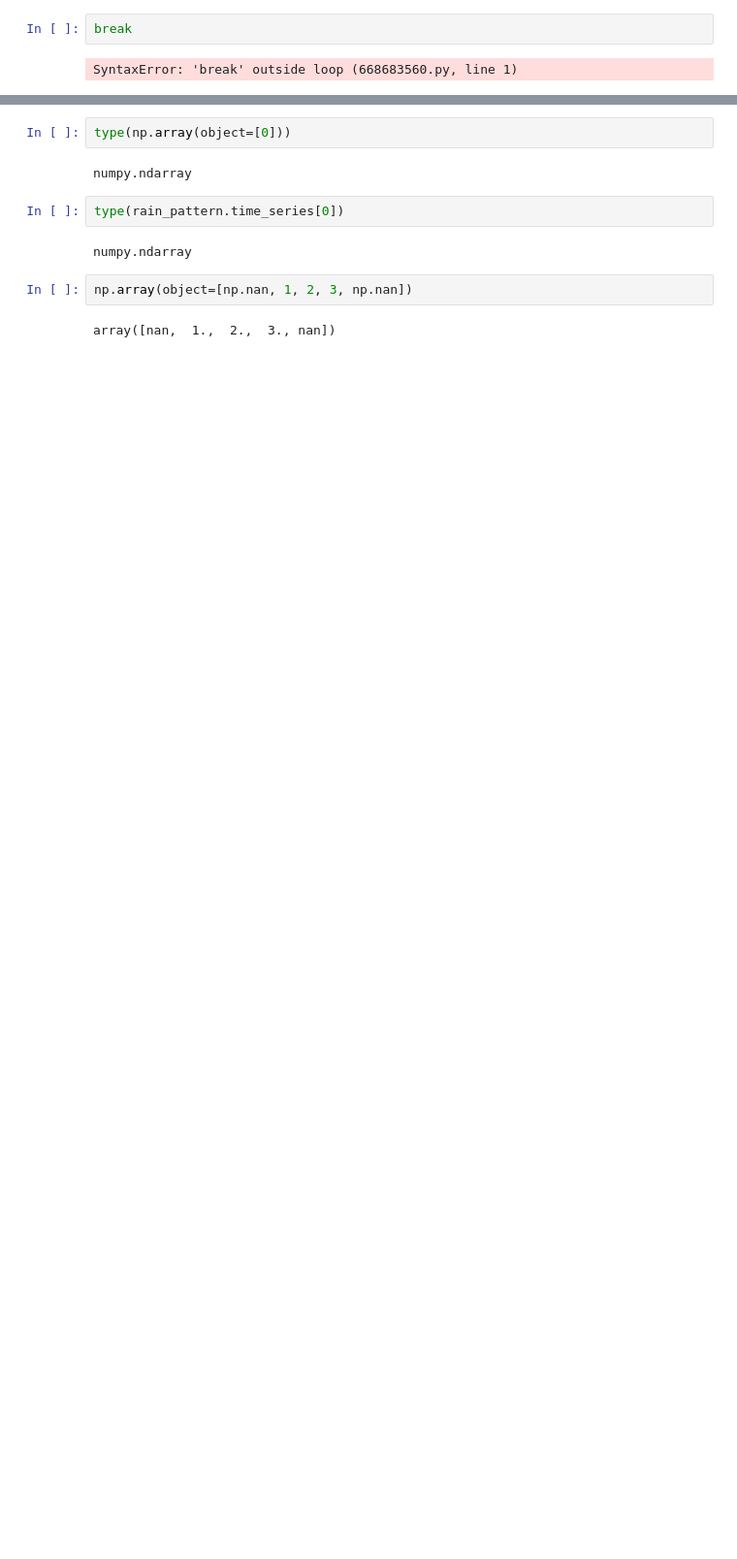
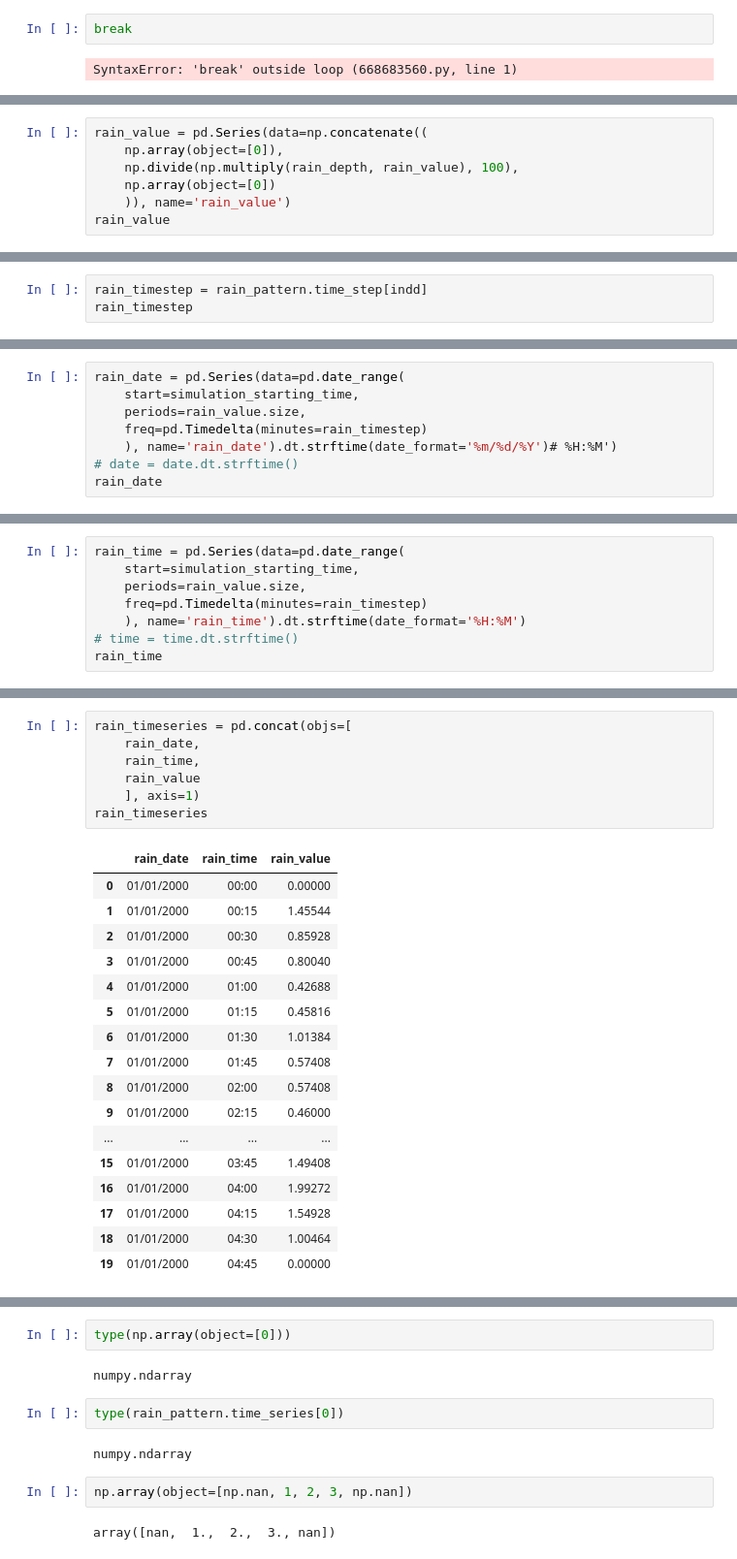
Before and after one commit to Holger-Paxi/Flood_Estimation, a Jupyter notebook: Assignment_3__1st.ipynb, the cells around one changed output, grey strips where cells are left out. Shown at 97% size. Cells and saved outputs as stored; diff of their text form; blank space fills up the shorter version.

```diff
--- a/Assignment_3__1st.ipynb
+++ b/Assignment_3__1st.ipynb
@@ -631,0 +765,7 @@ float
+# %%
+rain_value = pd.Series(data=np.concatenate((
+    np.array(object=[0]),
+    np.divide(np.multiply(rain_depth, rain_value), 100),
+    np.array(object=[0])
+    )), name='rain_value')
+rain_value
@@ -631,0 +803,3 @@ float
+# %%
+rain_timestep = rain_pattern.time_step[indd]
+rain_timestep
@@ -631,0 +808,8 @@ float
+# %%
+rain_date = pd.Series(data=pd.date_range(
+    start=simulation_starting_time,
+    periods=rain_value.size,
+    freq=pd.Timedelta(minutes=rain_timestep)
+    ), name='rain_date').dt.strftime(date_format='%m/%d/%Y')# %H:%M')
+# date = date.dt.strftime()
+rain_date
@@ -631,0 +834,8 @@ float
+# %%
+rain_time = pd.Series(data=pd.date_range(
+    start=simulation_starting_time,
+    periods=rain_value.size,
+    freq=pd.Timedelta(minutes=rain_timestep)
+    ), name='rain_time').dt.strftime(date_format='%H:%M')
+# time = time.dt.strftime()
+rain_time
@@ -631,0 +860,25 @@ float
+# %%
+rain_timeseries = pd.concat(objs=[
+    rain_date,
+    rain_time,
+    rain_value
+    ], axis=1)
+rain_timeseries
+# %% [output]
+|  | rain_date | rain_time | rain_value |
+| 0 | 01/01/2000 | 00:00 | 0.00000 |
+| 1 | 01/01/2000 | 00:15 | 1.45544 |
+| 2 | 01/01/2000 | 00:30 | 0.85928 |
+| 3 | 01/01/2000 | 00:45 | 0.80040 |
+| 4 | 01/01/2000 | 01:00 | 0.42688 |
+| 5 | 01/01/2000 | 01:15 | 0.45816 |
+| 6 | 01/01/2000 | 01:30 | 1.01384 |
+| 7 | 01/01/2000 | 01:45 | 0.57408 |
+| 8 | 01/01/2000 | 02:00 | 0.57408 |
+| 9 | 01/01/2000 | 02:15 | 0.46000 |
+| ... | ... | ... | ... |
+| 15 | 01/01/2000 | 03:45 | 1.49408 |
+| 16 | 01/01/2000 | 04:00 | 1.99272 |
+| 17 | 01/01/2000 | 04:15 | 1.54928 |
+| 18 | 01/01/2000 | 04:30 | 1.00464 |
+| 19 | 01/01/2000 | 04:45 | 0.00000 |
```
Also changed, not shown: parts of 32 cells of this notebook, 1 other file.
